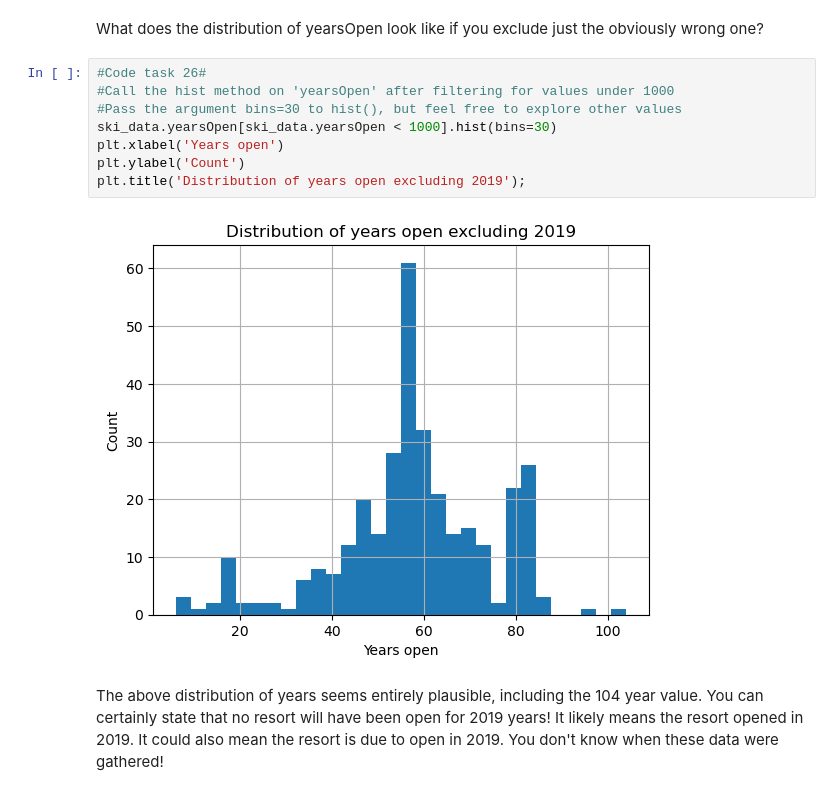
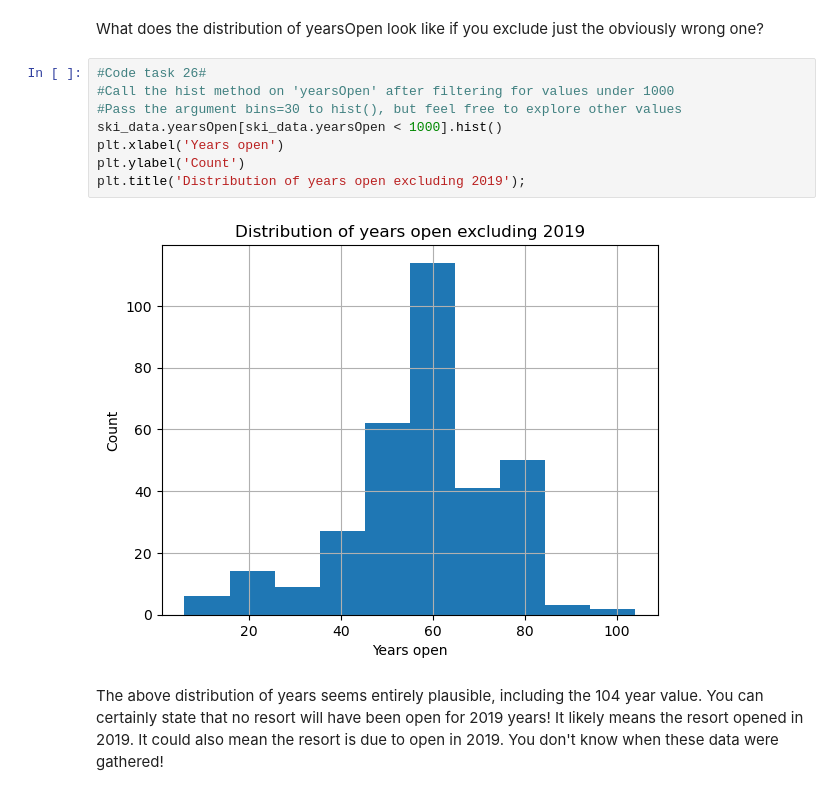
Before and after one commit to moal7113/Capstone-1, a Jupyter notebook: 02_data_wrangling.ipynb, the cells around one changed output. Cells and saved outputs as stored; diff of their text form.

```diff
--- a/02_data_wrangling.ipynb
+++ b/02_data_wrangling.ipynb
@@ -666,13 +654,13 @@ What does the distribution of yearsOpen look like if you exclude just the obviou
 # %%
 #Code task 26#
 #Call the hist method on 'yearsOpen' after filtering for values under 1000
 #Pass the argument bins=30 to hist(), but feel free to explore other values
-ski_data.yearsOpen[ski_data.yearsOpen < 1000].hist(bins=30)
+ski_data.yearsOpen[ski_data.yearsOpen < 1000].hist()
 plt.xlabel('Years open')
 plt.ylabel('Count')
 plt.title('Distribution of years open excluding 2019');
 # %% [output]
-[figure, old version]
+[figure, new version]
 # %% [markdown]
 The above distribution of years seems entirely plausible, including the 104 year value. You can certainly state that no resort will have been open for 2019 years! It likely means the resort opened in 2019. It could also mean the resort is due to open in 2019. You don't know when these data were gathered!
 # %% [markdown]
```
Also changed, not shown: parts of 24 cells of this notebook, 3 other files.
